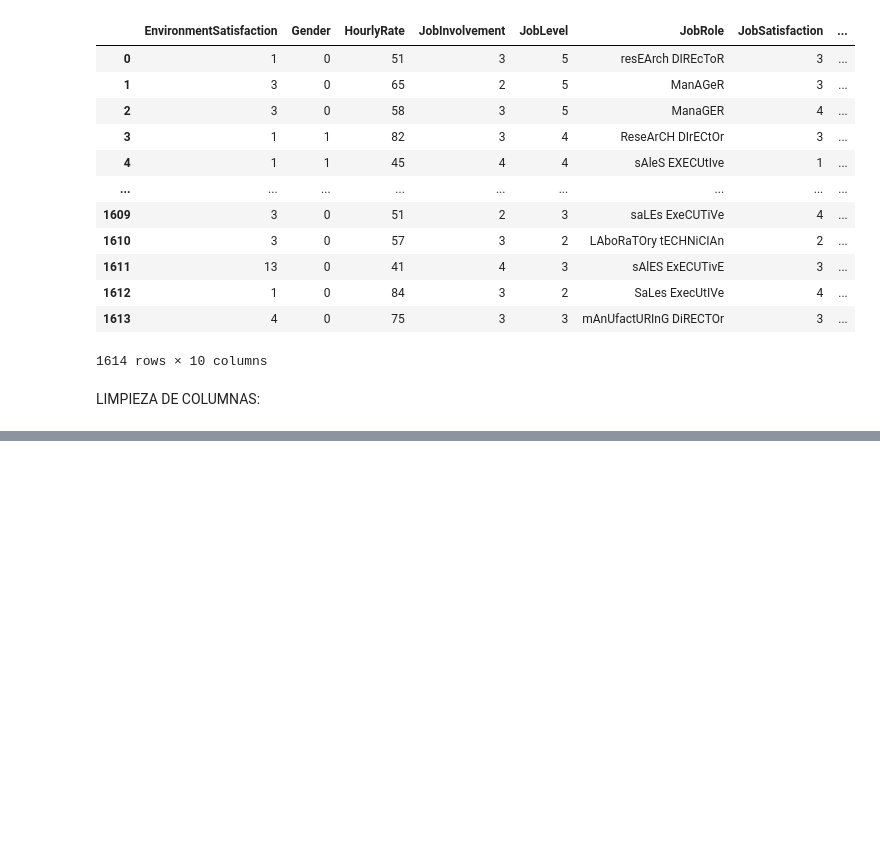
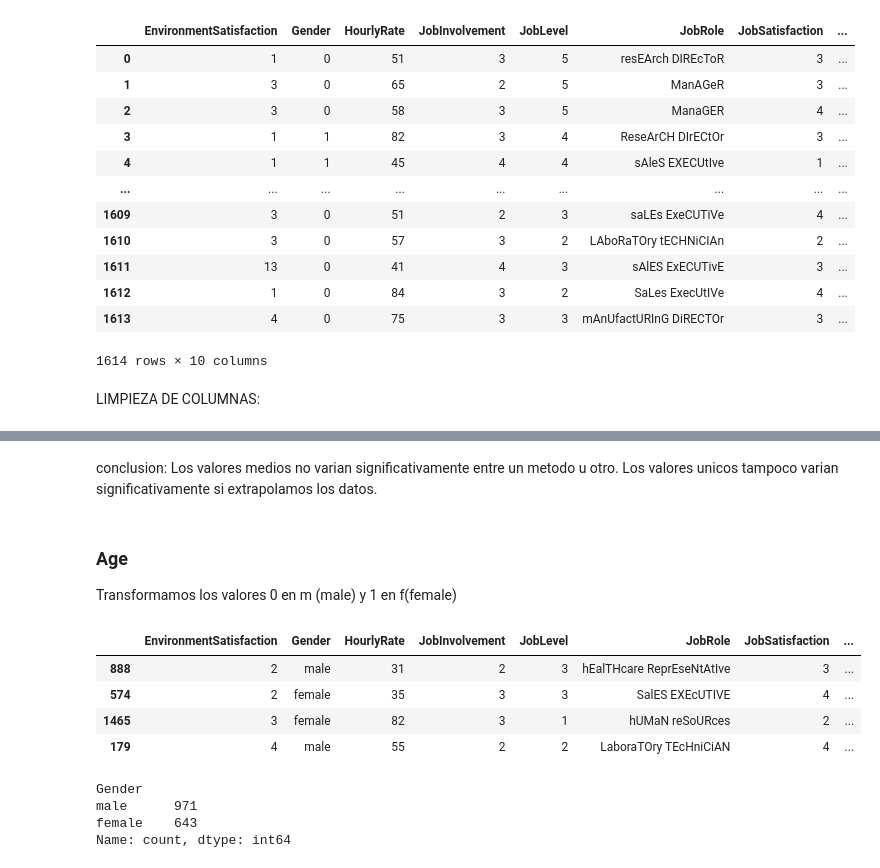
Before and after one commit to s-armeni/proyecto-da-promo-H-modulo-3-team-3-DataMinds, a Jupyter notebook: Codigo_principal.ipynb, the cells around one changed output, grey strips where cells are left out. Cells and saved outputs as stored; diff of their text form; code cells hidden in the pictures; blank space fills up the shorter version.

```diff
--- a/Codigo_principal.ipynb
+++ b/Codigo_principal.ipynb
@@ -81,0 +267,31 @@ LIMPIEZA DE COLUMNAS:
+# %% [markdown]
+ conclusion:
+ Los valores medios no varian significativamente entre un metodo u otro.
+ Los valores  unicos tampoco varian significativamente si extrapolamos los datos.
+# %% [markdown]
+### Age
+Transformamos los valores 0 en m (male) y 1 en f(female)
+# %%
+# lo primero que vamos a hacer es crear un diccionario donde:
+# las claves sean los valores que tenemos en la columna sobre la que queremos aplicar el map
+# los valores del diccionario serán los valores nuevos que queremos tener en la columna
+# En nuestro caso queremos reemplazar los 0 por m y los 1 por f
+dicc_map = {0: "male", 1: "female"}
+# %%
+df_columnas_parte_2_copy3=df_columnas_parte_2.copy()
+# %%
+df_columnas_parte_2_copy3['Gender'] = df_columnas_parte_2_copy3['Gender'] .map(dicc_map)
+df_columnas_parte_2_copy3.sample(4)
+# %% [output]
+|  | EnvironmentSatisfaction | Gender | HourlyRate | JobInvolvement | JobLevel | JobRole | JobSatisfaction | ... |
+| 888 | 2 | male | 31 | 2 | 3 | hEalTHcare ReprEseNtAtIve | 3 | ... |
+| 574 | 2 | female | 35 | 3 | 3 | SalES EXEcUTIVE | 4 | ... |
+| 1465 | 3 | female | 82 | 3 | 1 | hUMaN reSoURces | 2 | ... |
+| 179 | 4 | male | 55 | 2 | 2 | LaboraTOry TEcHniCiAN | 4 | ... |
+# %%
+df_columnas_parte_2_copy3['Gender'].value_counts()
+# %% [output]
+Gender
+male      971
+female    643
+Name: count, dtype: int64
```
Also changed, not shown: parts of 50 cells of this notebook.
